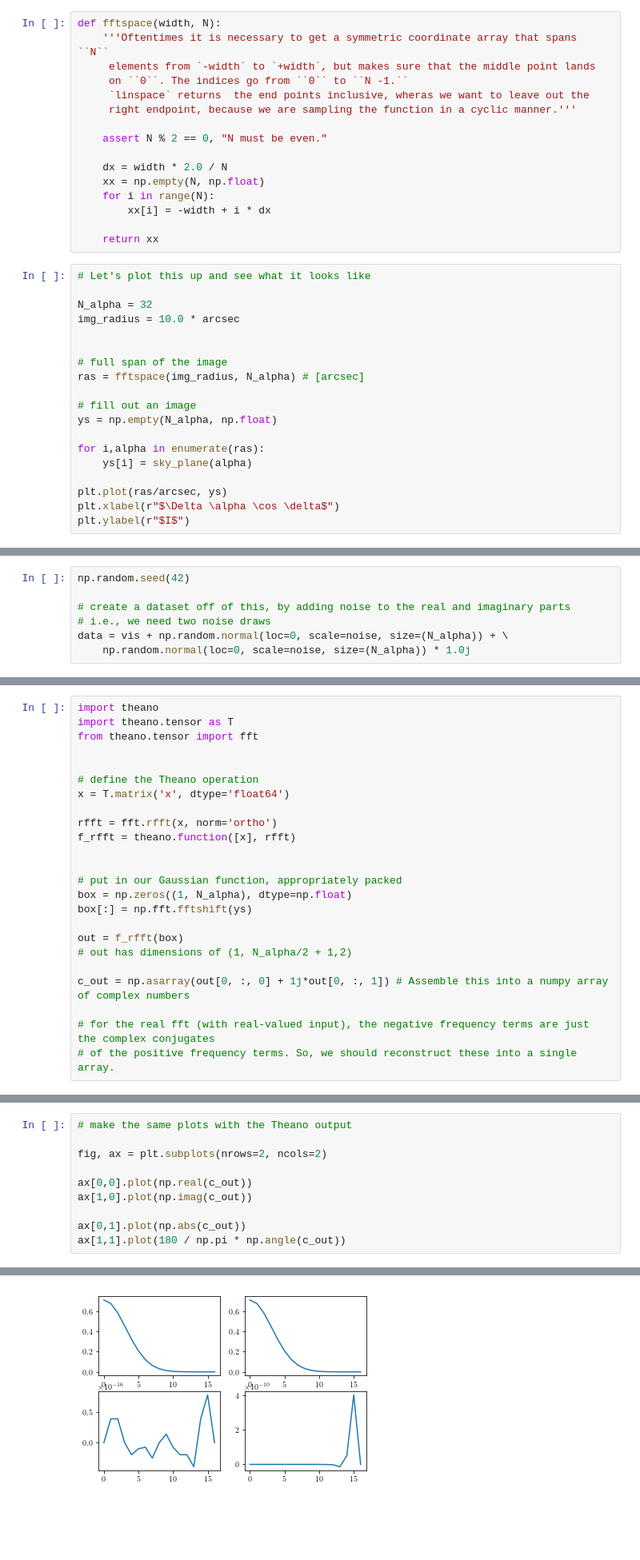
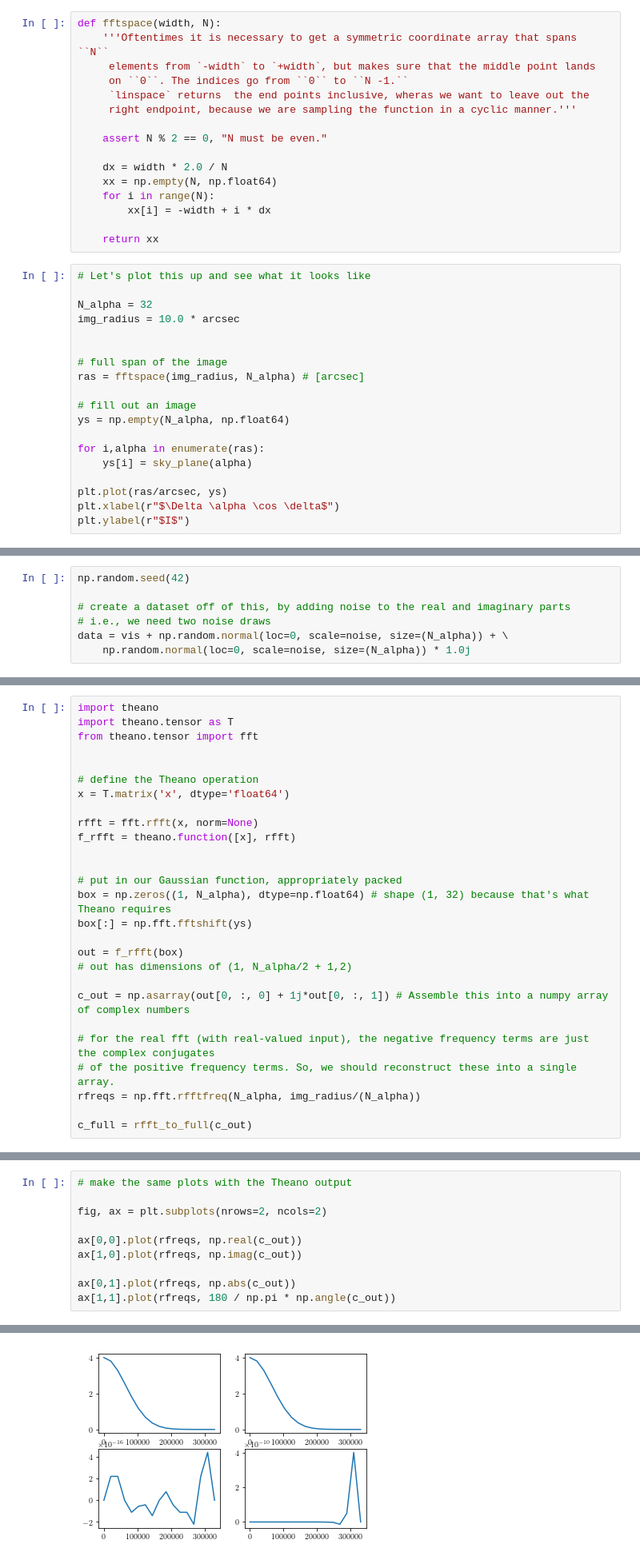
Before and after one commit to iancze/million-points-of-light, a Jupyter notebook: notebooks/Vis1DPyMC3.ipynb, the cells around one changed output, grey strips where cells are left out. Shown at 80% size. Saved outputs shown, nothing was run; the diff lists cells and outputs as text; blank space fills up the shorter version.

Commit message:
some more forays into Theano.

```diff
--- a/notebooks/Vis1DPyMC3.ipynb
+++ b/notebooks/Vis1DPyMC3.ipynb
@@ -42,7 +42,7 @@ def fftspace(width, N):
     assert N % 2 == 0, "N must be even."
 
     dx = width * 2.0 / N
-    xx = np.empty(N, np.float)
+    xx = np.empty(N, np.float64)
     for i in range(N):
         xx[i] = -width + i * dx
 
@@ -58,7 +58,7 @@ img_radius = 10.0 * arcsec
 ras = fftspace(img_radius, N_alpha) # [arcsec]
 
 # fill out an image
-ys = np.empty(N_alpha, np.float)
+ys = np.empty(N_alpha, np.float64)
 
 for i,alpha in enumerate(ras):
     ys[i] = sky_plane(alpha)
@@ -127,12 +145,12 @@ from theano.tensor import fft
 # define the Theano operation
 x = T.matrix('x', dtype='float64')
 
-rfft = fft.rfft(x, norm='ortho')
+rfft = fft.rfft(x, norm=None)
 f_rfft = theano.function([x], rfft)
 
 
 # put in our Gaussian function, appropriately packed
-box = np.zeros((1, N_alpha), dtype=np.float)
+box = np.zeros((1, N_alpha), dtype=np.float64) # shape (1, 32) because that's what Theano requires
 box[:] = np.fft.fftshift(ys)
 
 out = f_rfft(box)
@@ -142,3 +160,6 @@ c_out = np.asarray(out[0, :, 0] + 1j*out[0, :, 1]) # Assemble this into a numpy
 
 # for the real fft (with real-valued input), the negative frequency terms are just the complex conjugates
 # of the positive frequency terms. So, we should reconstruct these into a single array.
+rfreqs = np.fft.rfftfreq(N_alpha, img_radius/(N_alpha))
+
+c_full = rfft_to_full(c_out)
@@ -161,13 +166,13 @@ len(c_out)
 # %%
 # make the same plots with the Theano output
 
 fig, ax = plt.subplots(nrows=2, ncols=2)
 
-ax[0,0].plot(np.real(c_out))
-ax[1,0].plot(np.imag(c_out))
+ax[0,0].plot(rfreqs, np.real(c_out))
+ax[1,0].plot(rfreqs, np.imag(c_out))
 
-ax[0,1].plot(np.abs(c_out))
-ax[1,1].plot(180 / np.pi * np.angle(c_out))
+ax[0,1].plot(rfreqs, np.abs(c_out))
+ax[1,1].plot(rfreqs, 180 / np.pi * np.angle(c_out))
 # %% [output]
 [<matplotlib.lines.Line2D at 0x...>]
-[figure, old version]
+[figure, new version]
```
Also changed, not shown: parts of 10 cells of this notebook.
